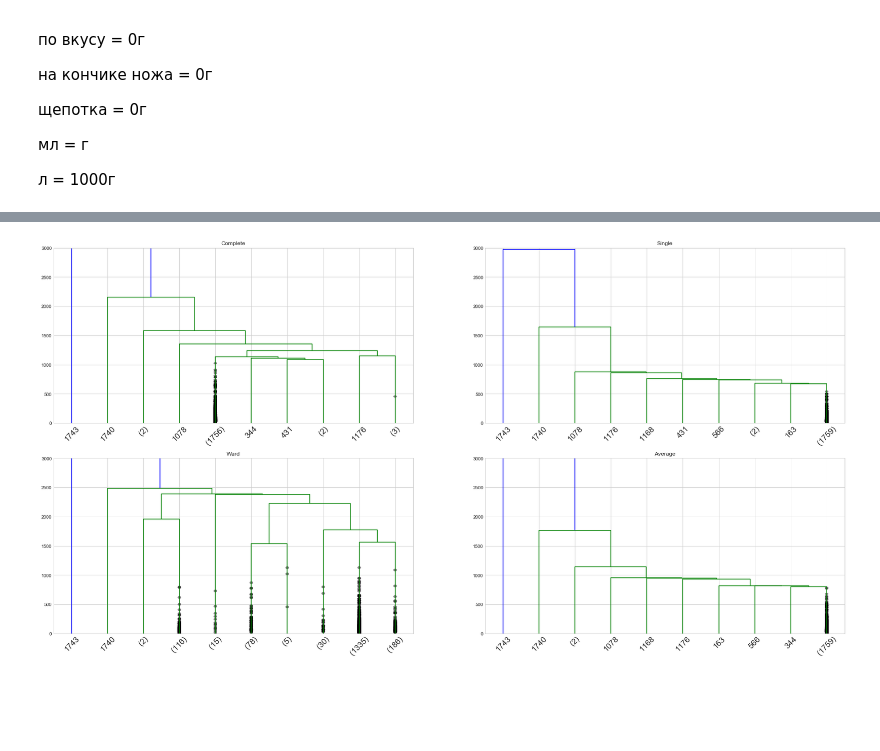
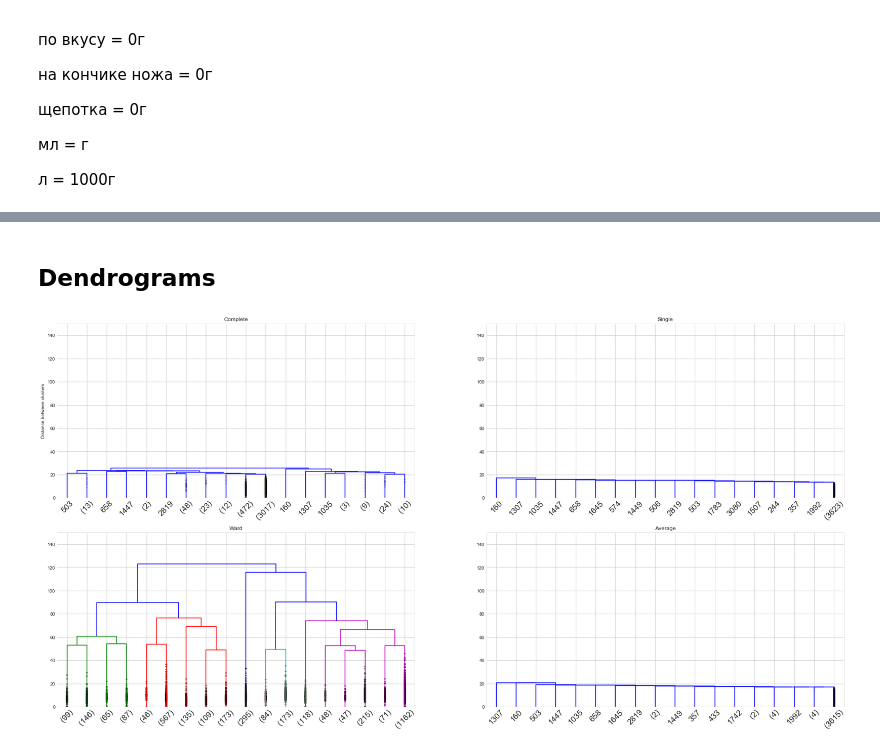
Before and after one commit to dsashulya/ds_project, a Jupyter notebook: edaru.ipynb, the cells around one changed output, grey strips where cells are left out. Drawn from its saved outputs; the diff is of its cells as text; code cells hidden in the pictures; blank space fills up the shorter version.

```diff
--- a/edaru.ipynb
+++ b/edaru.ipynb
@@ -397,3 +467,9 @@ number of recipes: 1769
+# %% [markdown]
+## Dendrograms
+# %%
+# if starting from here
+edacopy = pd.read_csv('edacopy.csv')
+edacopy.drop(columns='Unnamed: 0', inplace = True)
 # %%
 Z_ward = linkage(edacopy, 'ward') # Ward variance minimization algorithm
 Z_single = linkage(edacopy, 'single') # Nearest Point Algorithm
@@ -402,27 +478,28 @@ Z_average = linkage(edacopy, 'average') # UPGMA algorithm
 # %%
 plt.figure(figsize=(30, 15))
 
 plt.subplot(221)
-dendrogram(Z_complete, truncate_mode='lastp', leaf_rotation=45., p=10, leaf_font_size=17., show_contracted=True)
-plt.ylim((0, 3000))
+dendrogram(Z_complete, truncate_mode='lastp', leaf_rotation=45., p=18, leaf_font_size=17., show_contracted=True)
+plt.ylim((0, 150))
 plt.title('Complete')
+plt.ylabel('Distance between clusters')
 
 plt.subplot(222)
-dendrogram(Z_single, truncate_mode='lastp', leaf_rotation=45., p=10, leaf_font_size=17., show_contracted=True)
-plt.ylim((0, 3000))
+dendrogram(Z_single, truncate_mode='lastp', leaf_rotation=45., p=18, leaf_font_size=17., show_contracted=True)
+plt.ylim((0, 150))
 plt.title('Single')
 
 plt.subplot(223)
-dendrogram(Z_ward, truncate_mode='lastp', leaf_rotation=45., p=10, leaf_font_size=17., show_contracted=True)
-plt.ylim((0, 3000))
+dendrogram(Z_ward, truncate_mode='lastp', leaf_rotation=45., p=18, leaf_font_size=17., show_contracted=True)
+plt.ylim((0, 150))
 plt.title('Ward')
 
 plt.subplot(224)
-dendrogram(Z_average, truncate_mode='lastp', leaf_rotation=45., p=10, leaf_font_size=17., show_contracted=True)
-plt.ylim((0, 3000))
+dendrogram(Z_average, truncate_mode='lastp', leaf_rotation=45., p=18, leaf_font_size=17., show_contracted=True)
+plt.ylim((0, 150))
 plt.title('Average')
 
 
 plt.show()
 # %% [output]
-[figure, old version]
+[figure, new version]
```
Also changed, not shown: parts of 40 cells of this notebook.
